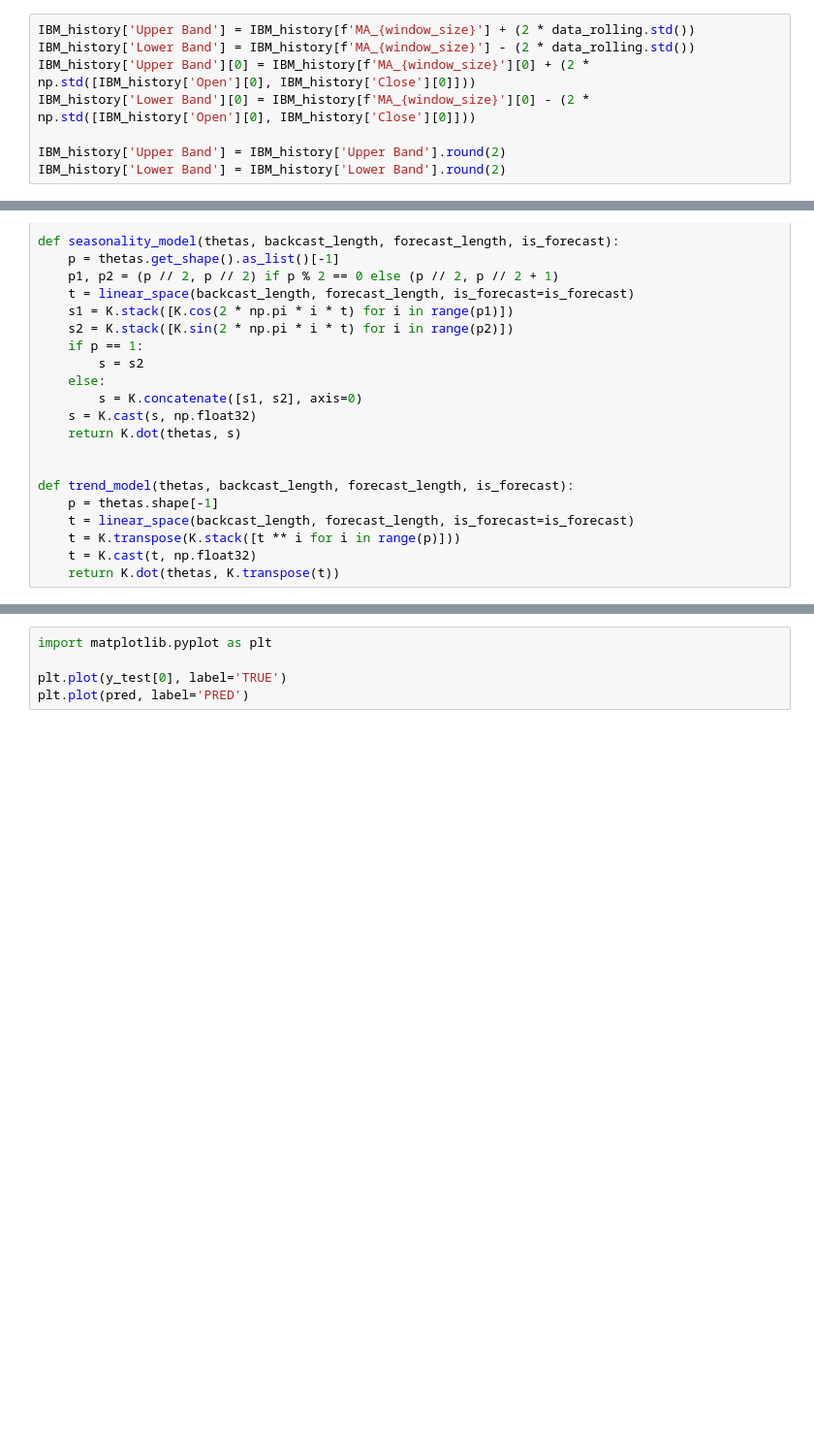
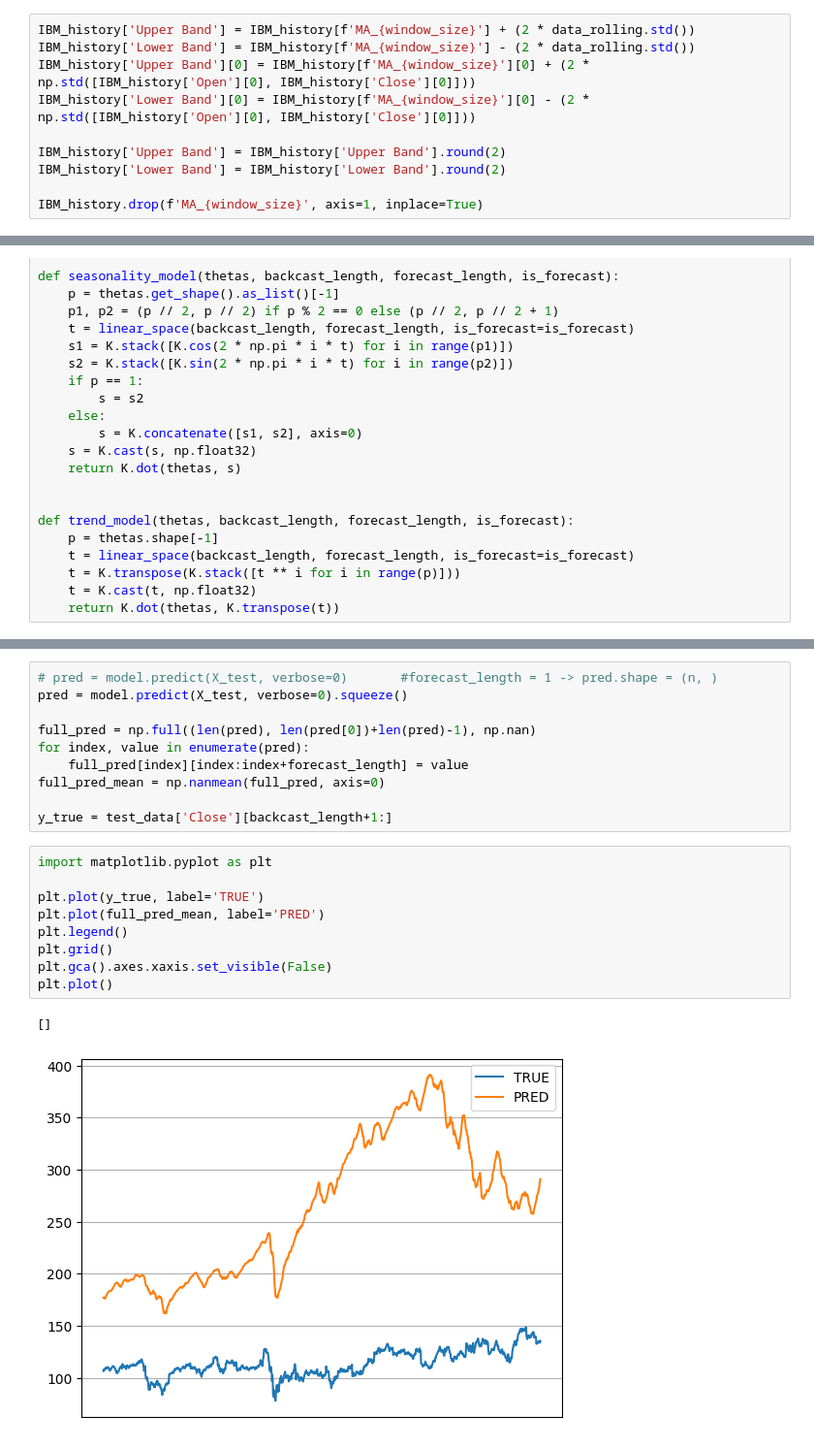
Before and after one commit to ozingmw/RL_finance, a Jupyter notebook: lstm.ipynb, the cells around one changed output, grey strips where cells are left out. Shown at 97% size. Cells and saved outputs as stored; diff of their text form; blank space fills up the shorter version.

```diff
--- a/lstm.ipynb
+++ b/lstm.ipynb
@@ -39,6 +39,8 @@ IBM_history['Lower Band'][0] = IBM_history[f'MA_{window_size}'][0] - (2 * np.std
 
 IBM_history['Upper Band'] = IBM_history['Upper Band'].round(2)
 IBM_history['Lower Band'] = IBM_history['Lower Band'].round(2)
+
+IBM_history.drop(f'MA_{window_size}', axis=1, inplace=True)
 # %% [output]
 A value is trying to be set on a copy of a slice from a DataFrame
 
@@ -461,5 +444,22 @@ pred
+# %%
+# pred = model.predict(X_test, verbose=0)       #forecast_length = 1 -> pred.shape = (n, )
+pred = model.predict(X_test, verbose=0).squeeze()
+
+full_pred = np.full((len(pred), len(pred[0])+len(pred)-1), np.nan)
+for index, value in enumerate(pred):
+    full_pred[index][index:index+forecast_length] = value
+full_pred_mean = np.nanmean(full_pred, axis=0)
+
+y_true = test_data['Close'][backcast_length+1:]
 # %%
 import matplotlib.pyplot as plt
 
-plt.plot(y_test[0], label='TRUE')
-plt.plot(pred, label='PRED')
+plt.plot(y_true, label='TRUE')
+plt.plot(full_pred_mean, label='PRED')
+plt.legend()
+plt.grid()
+plt.gca().axes.xaxis.set_visible(False)
+plt.plot()
+# %% [output]
+[]
+[figure, added]
```
Also changed, not shown: parts of 5 cells of this notebook.
